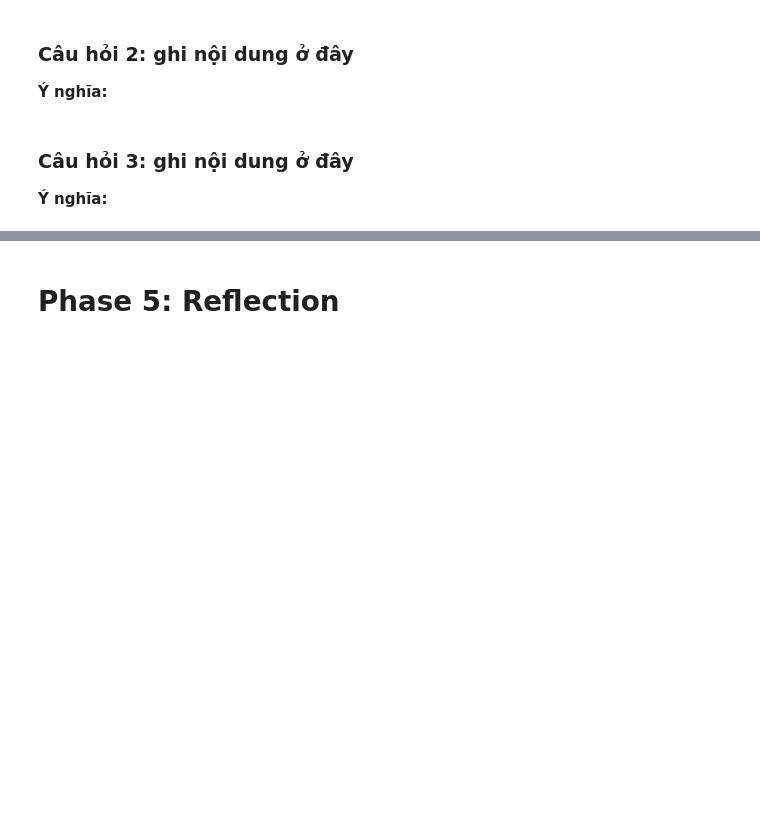
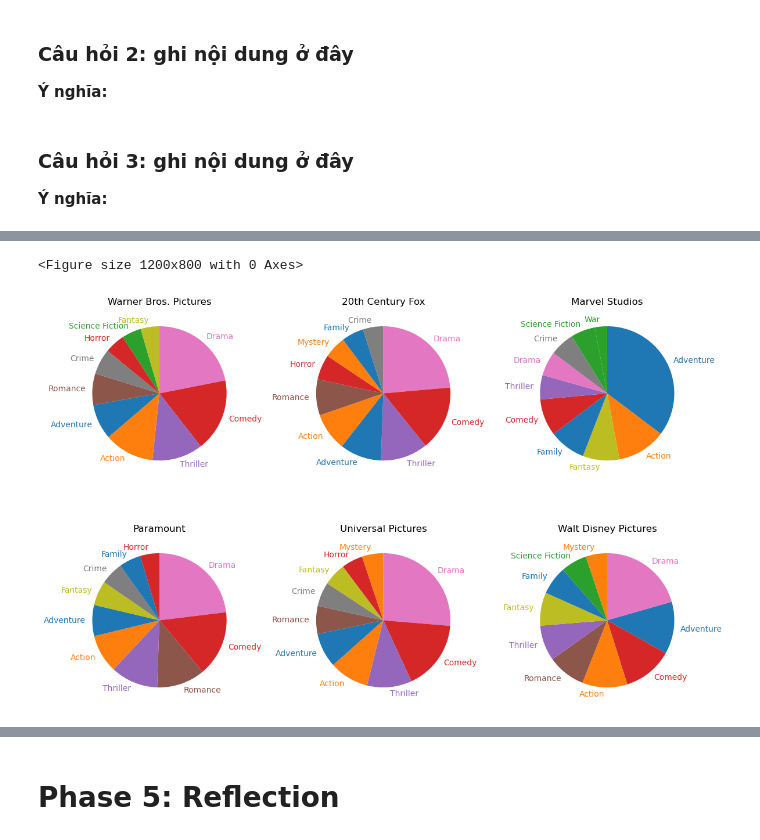
Before and after one commit to baohuyvanba/hcmus_dsp_finalproject_CSC17104, a Jupyter notebook: finalproject.ipynb, the cells around one changed output, grey strips where cells are left out. Cells and saved outputs as stored; diff of their text form; code cells hidden in the pictures; blank space fills up the shorter version.

```diff
--- a/finalproject.ipynb
+++ b/finalproject.ipynb
@@ -361,3 +362,23 @@ Các công ty có doanh thu lớn là những công ty đứng đầu nền côn
 - Nhóm dữ liệu lại và lấy ra top 6 công ty có doanh thu cao nhất
 - Vẽ biểu đồ  Pie Chart cho sự phân bố thể loại của từng công ty
 - Nhận xét và đánh giá
+# %%
+companies_df = df[df['revenue'] > 0 ]
+
+companies_df['production_companies'] = df['production_companies'].apply(lambda x: re.split(', |,', str(x)))
+companies_df['production_companies'] = companies_df['production_companies'].apply(lambda x: [] if str(x) == "['nan']" else x)
+
+companies_df['genres'] = df['genres'].apply(lambda x: re.split(', |,', str(x)))
+companies_df['genres'] = companies_df['genres'].apply(lambda x: [] if str(x) == "['nan']" else x)
+
+new_df = pd.DataFrame({
+    'production_company': companies_df['production_companies'].explode().reset_index(drop=True),
+    'revenue': companies_df['revenue'].explode().reset_index(drop=True),
+    'genre': companies_df['genres'].explode().reset_index(drop=True)
+})
+
+top_countries = new_df.groupby('production_company')['revenue'].sum().reset_index()
+
+top_countries = top_countries.sort_values(by='revenue', ascending=False).head(6)
+
+top_countries_genres = new_df[new_df['production_company'].isin(top_countries['production_company'])]
@@ -363,0 +406,35 @@ Các công ty có doanh thu lớn là những công ty đứng đầu nền côn
+# %%
+plt.figure(figsize=(12, 8))
+
+all_genres = top_countries_genres['genre'].unique()
+num_companies = len(top_countries_genres['production_company'].unique())
+
+fig, axes = plt.subplots(2, 3, figsize=(12, 8))
+axes = axes.flatten()
+
+genre_palette = sns.color_palette('tab10', n_colors=len(all_genres), desat=1)
+genre_color_mapping = dict(zip(all_genres, genre_palette))
+
+for i, company in enumerate(top_countries_genres['production_company'].unique()):
+    company_data = top_countries_genres[top_countries_genres['production_company'] == company]
+
+    genre_counts = company_data['genre'].value_counts()
+    genre_counts = genre_counts.reindex(all_genres, fill_value=0)
+    genre_counts = genre_counts.sort_values(ascending=False)
+
+    top_10_genres = genre_counts.head(10)
+
+    colors = [genre_color_mapping.get(genre, 'gray') for genre in top_10_genres.index]
+    wedges, texts, autotexts = axes[i].pie(top_10_genres, labels=None, autopct='', startangle=90, counterclock=False, colors=colors)
+
+    for text, autotext, label, color in zip(texts, autotexts, top_10_genres.index, colors):
+        text.set_text(label)
+        text.set_color(color)
+
+    axes[i].set_title(f'{company}')
+
+plt.tight_layout()
+plt.show()
+# %% [output]
+<Figure size 1200x800 with 0 Axes>
+[figure, added]
```
Also changed, not shown: parts of 4 cells of this notebook.
